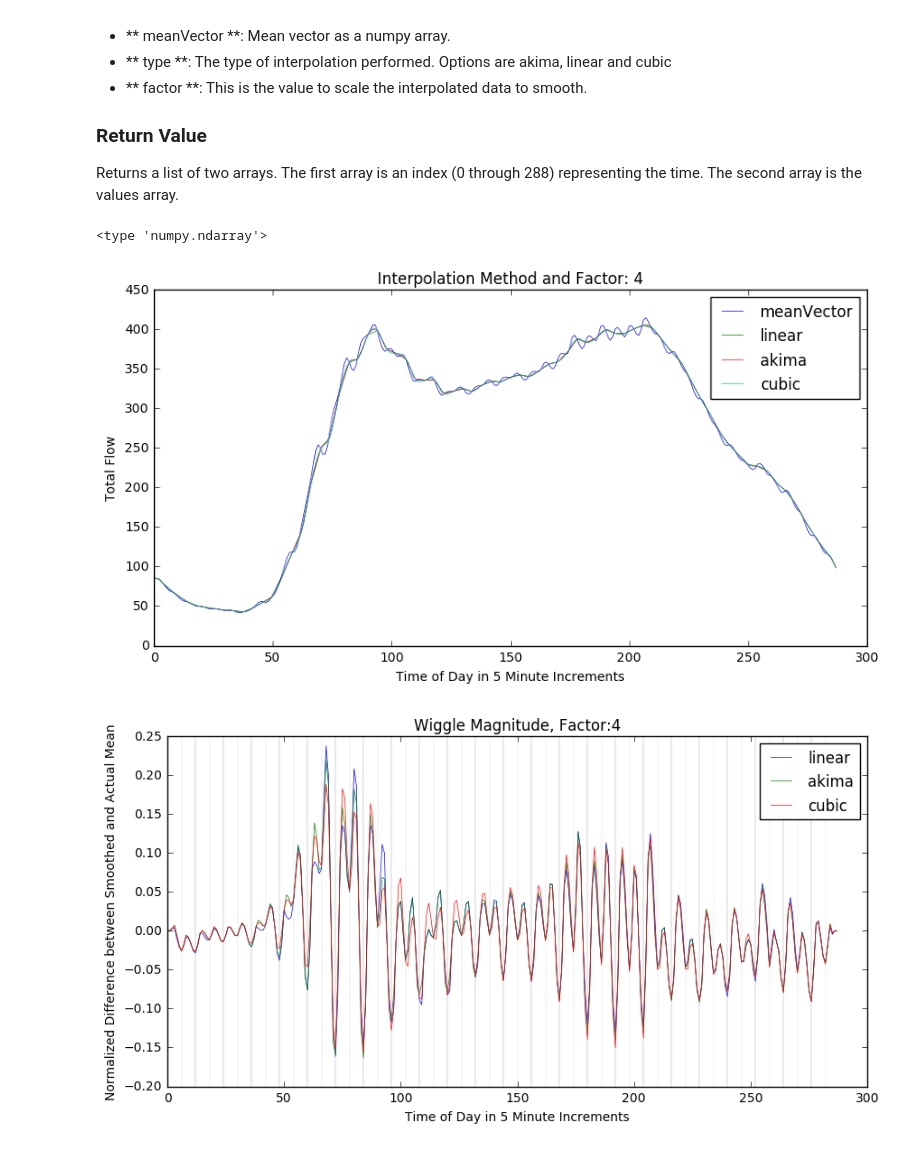
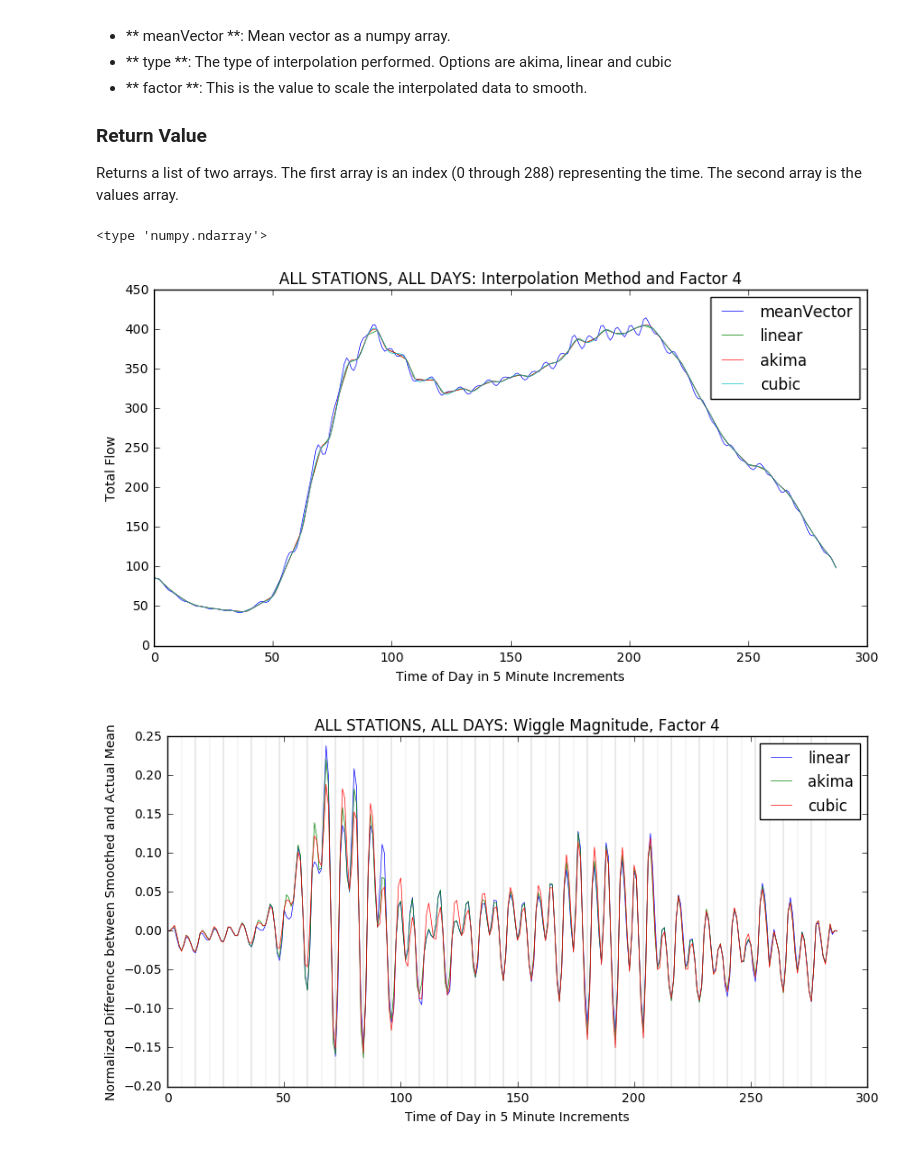
Before and after one commit to abrespect/DSE_Cohort2_Traffic_Capstone, a Jupyter notebook: C2 Exploratory/analyzeWiggles-example.ipynb, the cells around one changed output. Drawn from its saved outputs; the diff is of its cells as text; code cells hidden in the pictures.

```diff
--- a/C2 Exploratory/analyzeWiggles-example.ipynb
+++ b/C2 Exploratory/analyzeWiggles-example.ipynb
@@ -61,34 +61,34 @@ Returns a list of two arrays.  The first array is an index (0 through 288) repre
 # %%
 meanVector = pd.read_csv(mvpath, header=None).values[0]
 print type(meanVector)
 
 legendItems = ['meanVector']
 for i in [4,6,8, 12]:
     plt.figure(figsize = (10,5))
     plt.plot(meanVector, linewidth=.5)
     for t in ['linear', 'akima', 'cubic']:
         interpolate = aw.interpolate(meanVector, t,i )
         plt.plot(interpolate[0], interpolate[1], linewidth=.5)
         legendItems.append(t+`i`)
     plt.legend([a for a in ['meanVector', 'linear', 'akima', 'cubic']])
-    plt.title("Interpolation Method and Factor: "+ str(i))
+    plt.title("ALL STATIONS, ALL DAYS: Interpolation Method and Factor "+ str(i))
     plt.xlabel('Time of Day in 5 Minute Increments')
     plt.ylabel('Total Flow')
     plt.show()
 
     plt.figure(figsize = (10,5))
     for t in ['linear', 'akima', 'cubic']:
         vectors = aw.smooth(mvpath, t, i)
         plt.plot(vectors['timelabels'],vectors['diffVector'], linewidth=.5)
     plt.legend([a for a in ['linear', 'akima', 'cubic']])
-    plt.title("Wiggle Magnitude, Factor:" + str(i))
+    plt.title("ALL STATIONS, ALL DAYS: Wiggle Magnitude, Factor " + str(i))
     for i in range(0,288,12):
         plt.axvline(x=i, linewidth=.25, color='gray')
         plt.axvline(x=i+6, linewidth=.1, color='gray')
     plt.xlabel('Time of Day in 5 Minute Increments')
     plt.ylabel('Normalized Difference between Smoothed and Actual Mean')
     plt.show()
 # %% [output]
 <type 'numpy.ndarray'>
-[figure, old version]
+[figure, new version]
-[figure, old version]
+[figure, new version]
```
Also changed, not shown: parts of 2 cells of this notebook, 2 other files.
